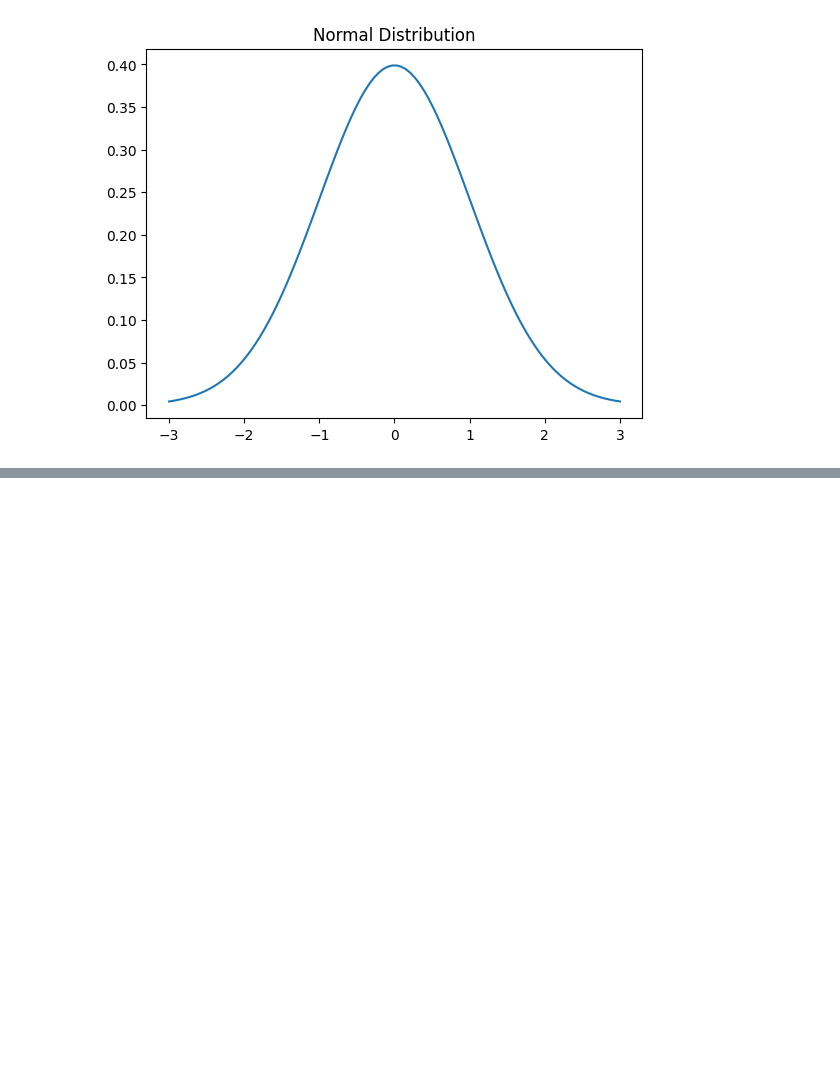
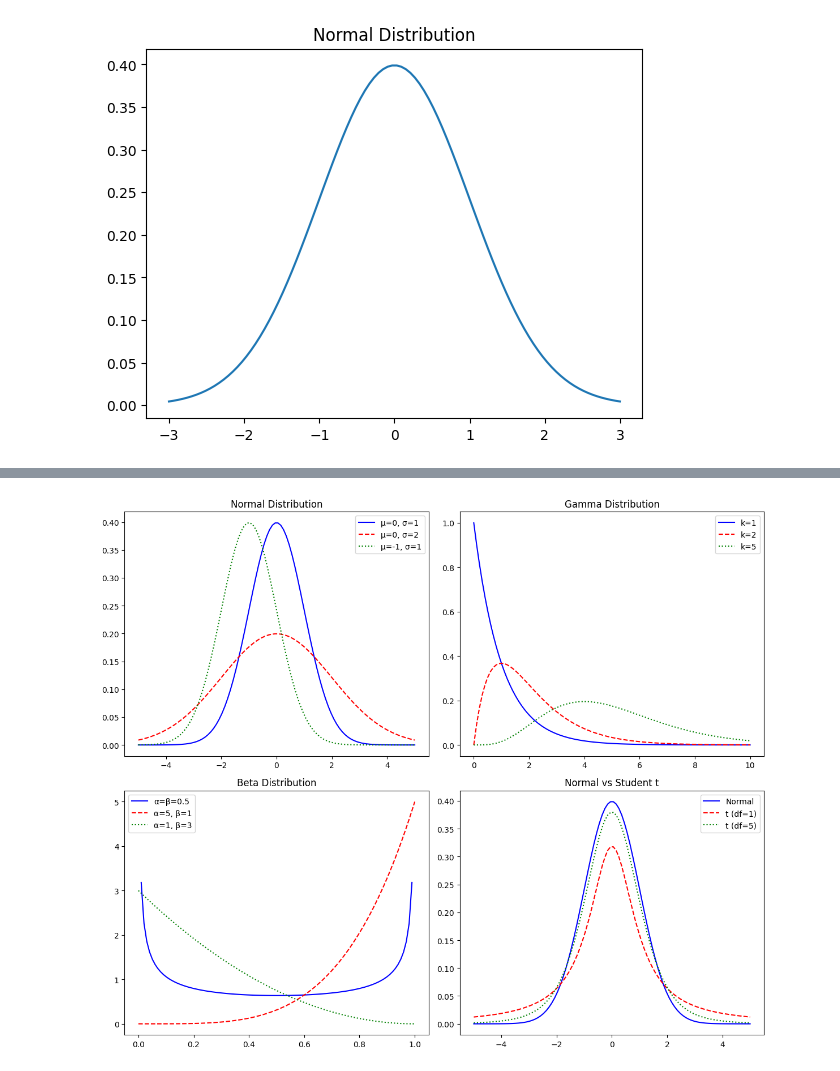
Before and after one commit to ihrpr/mcp-client-jupyter-chat, a Jupyter notebook: Untitled.ipynb, the cells around one changed output, grey strips where cells are left out. Saved outputs shown, nothing was run; the diff lists cells and outputs as text; code cells hidden in the pictures; blank space fills up the shorter version.

```diff
--- a/Untitled.ipynb
+++ b/Untitled.ipynb
@@ -38,0 +93,45 @@ plt.show()
+# %%
+import matplotlib.pyplot as plt
+import numpy as np
+from scipy.stats import norm, gamma, beta
+
+# Create a figure with multiple subplots
+fig, ((ax1, ax2), (ax3, ax4)) = plt.subplots(2, 2, figsize=(12, 10))
+
+# 1. Normal Distribution with different parameters
+x = np.linspace(-5, 5, 100)
+ax1.plot(x, norm.pdf(x, loc=0, scale=1), 'b-', label='μ=0, σ=1')
+ax1.plot(x, norm.pdf(x, loc=0, scale=2), 'r--', label='μ=0, σ=2')
+ax1.plot(x, norm.pdf(x, loc=-1, scale=1), 'g:', label='μ=-1, σ=1')
+ax1.set_title('Normal Distribution')
+ax1.legend()
+
+# 2. Gamma Distribution with different shape parameters
+x = np.linspace(0, 10, 100)
+ax2.plot(x, gamma.pdf(x, a=1), 'b-', label='k=1')
+ax2.plot(x, gamma.pdf(x, a=2), 'r--', label='k=2')
+ax2.plot(x, gamma.pdf(x, a=5), 'g:', label='k=5')
+ax2.set_title('Gamma Distribution')
+ax2.legend()
+
+# 3. Beta Distribution with different parameters
+x = np.linspace(0, 1, 100)
+ax3.plot(x, beta.pdf(x, a=0.5, b=0.5), 'b-', label='α=β=0.5')
+ax3.plot(x, beta.pdf(x, a=5, b=1), 'r--', label='α=5, β=1')
+ax3.plot(x, beta.pdf(x, a=1, b=3), 'g:', label='α=1, β=3')
+ax3.set_title('Beta Distribution')
+ax3.legend()
+
+# 4. Standard Normal vs Student's t Distribution
+from scipy.stats import t
+x = np.linspace(-5, 5, 100)
+ax4.plot(x, norm.pdf(x), 'b-', label='Normal')
+ax4.plot(x, t.pdf(x, df=1), 'r--', label='t (df=1)')
+ax4.plot(x, t.pdf(x, df=5), 'g:', label='t (df=5)')
+ax4.set_title('Normal vs Student t')
+ax4.legend()
+
+plt.tight_layout()
+plt.show()
+# %% [output]
+[figure, added]
```
Also changed, not shown: parts of 6 cells of this notebook, 1 other file.
